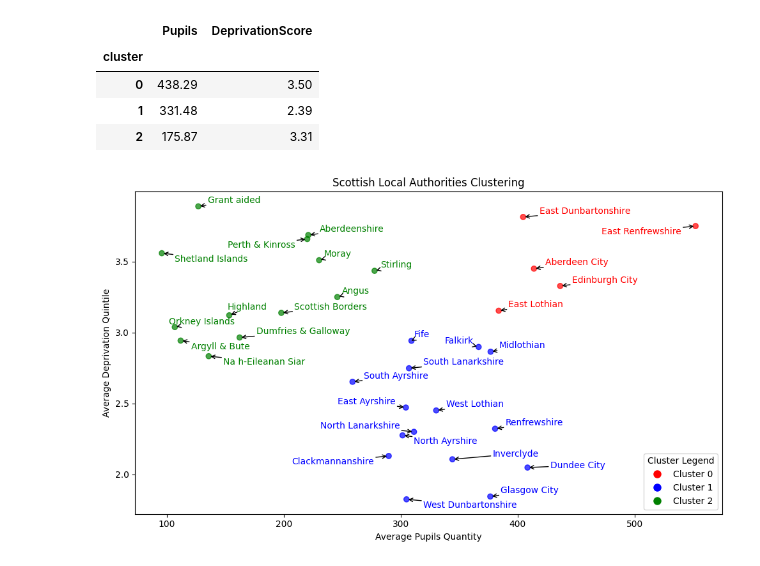
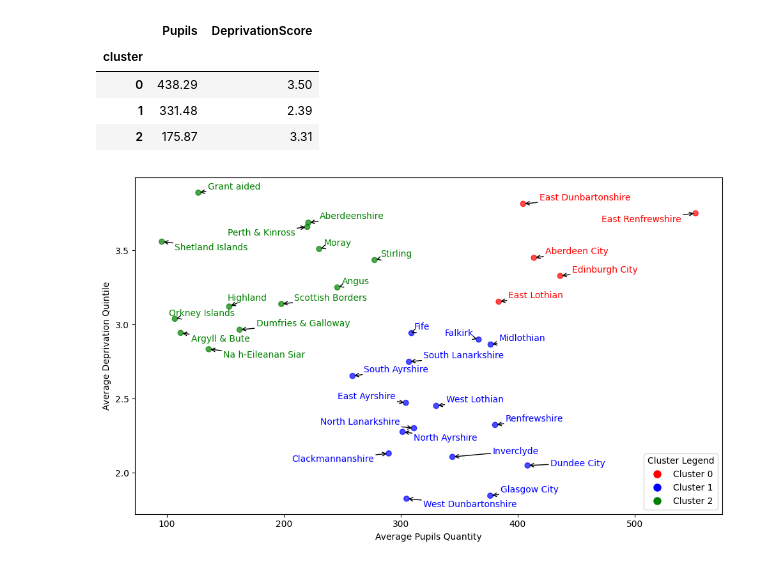
Before and after one commit to mrzeynalli/scotland_schools, a Jupyter notebook: kmeans_clustering.ipynb, the cells around one changed output. Saved outputs shown, nothing was run; the diff lists cells and outputs as text; code cells hidden in the pictures.

```diff
--- a/kmeans_clustering.ipynb
+++ b/kmeans_clustering.ipynb
@@ -185,40 +216,40 @@ data = {
 # Create a DataFrame from the sample data
 df = pd.DataFrame(data)
 
+# add the cluster feature and values
 df['Cluster'] = km.labels_.tolist()
 
 # Define custom colors for each cluster
 custom_colors = ['red', 'blue', 'green']
 
 # Create a scatter plot with custom colors
 plt.figure(figsize=(10, 6))
 scatter = plt.scatter(df['Pupils'], df['DeprivationScore'], c=[custom_colors[i] for i in df['Cluster']], alpha=0.7)
 
 # Set labels and title
 plt.xlabel('Average Pupils Quantity')
 plt.ylabel('Average Deprivation Quintile')
-plt.title('Scottish Local Authorities Clustering')
 
 # Annotate and adjust labels to prevent overlap
 texts = [plt.text(row['Pupils'], row['DeprivationScore'], row['LocalAuthority'], fontsize=10, color=custom_colors[row['Cluster']]) for _, row in df.iterrows()]
 adjust_text(texts, arrowprops=dict(arrowstyle='->', color='black'), force_text=0.1, expand_points=(1.3, 1.3))
 
 # Create a custom legend
 legend_elements = [Line2D([0], [0], marker='o', color='w', markerfacecolor=color, markersize=10, label=f'Cluster {i}') for i, color in enumerate(custom_colors)]
 legend = plt.legend(handles=legend_elements, title='Cluster Legend', loc='lower right')
 
 
+# Define the folder path and create it if it doesn't exist
 cwd = os.getcwd()
-figures_folder = os.path.join(cwd, 'figures')  # No leading forward slash before 'figures'
+figures_folder = os.path.join(cwd, 'figures')
 
 os.makedirs(figures_folder, exist_ok=True)
 
 # Save the plot as a JPG image in the 'figures' folder
 plt.savefig(os.path.join(figures_folder, 'Scottish Local Authorities Clustering.jpg'), format='jpg', dpi=300)
 
-
 # Show the plot
 plt.tight_layout()
 plt.show()
 # %% [output]
-[figure, old version]
+[figure, new version]
```
Also changed, not shown: parts of 9 cells of this notebook, 1 other file.
